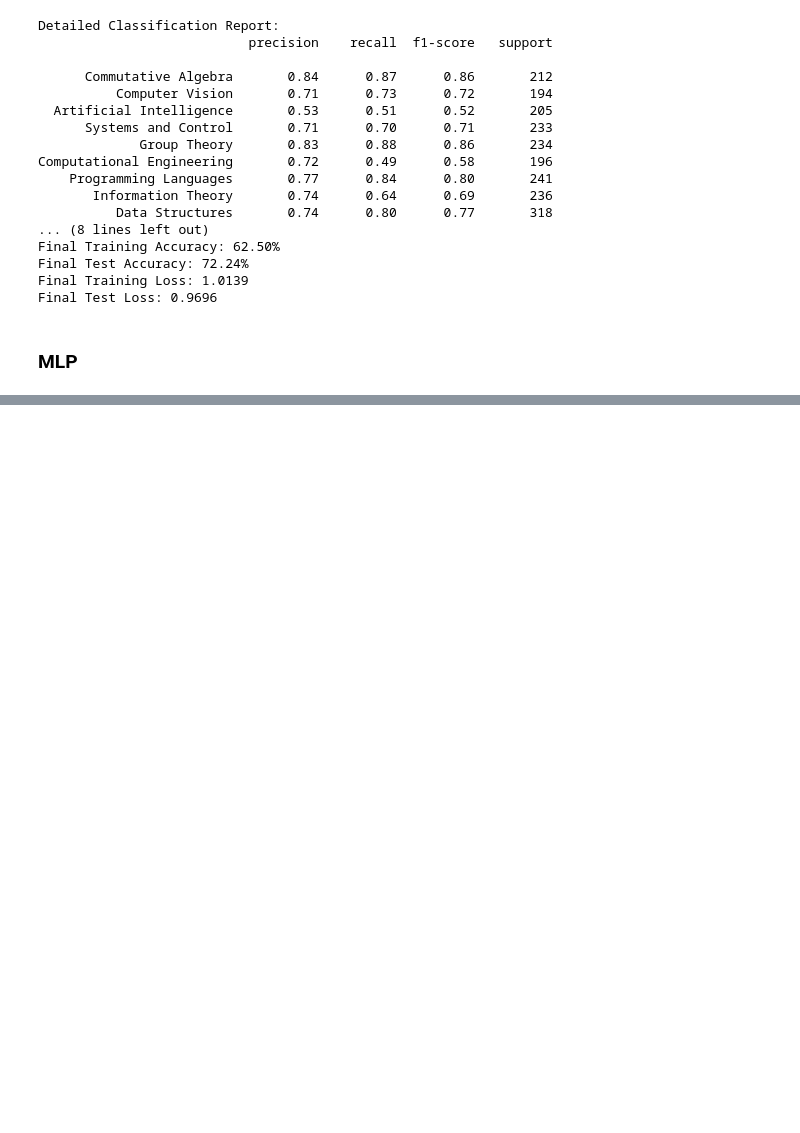
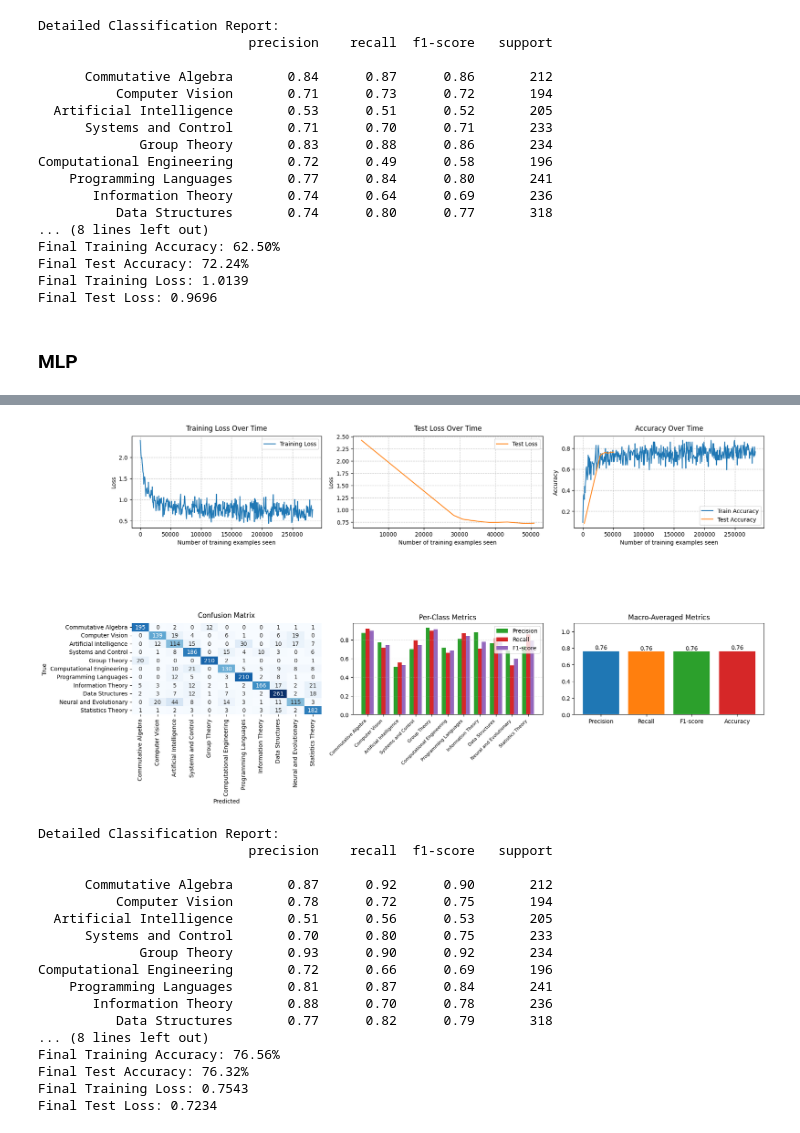
Before and after one commit to JonasLeeb/MLFPA_project, a Jupyter notebook: project.ipynb, the cells around one changed output, grey strips where cells are left out. Drawn from its saved outputs; the diff is of its cells as text; code cells hidden in the pictures; blank space fills up the shorter version.

```diff
--- a/project.ipynb
+++ b/project.ipynb
@@ -998,0 +1136,12 @@ Final Test Loss: 0.7735
+# %%
+network_BERT_NN = NN(768)
+results_BERT_NN = train(
+    network_BERT_NN,
+    epochs=10,
+    data_train= bert_embeddings_train,
+    data_test= bert_embeddings_test,
+    labels_train= one_hot_labels_train,
+    labels_test= one_hot_labels_test,
+    log_interval=10,
+    lr=0.001
+)
@@ -998,0 +1166,21 @@ Final Test Loss: 0.7735
+# %%
+plot_results(results_BERT_NN, class_names=list(arxiv_subjects.values()))
+# %% [output]
+[figure, added]
+Detailed Classification Report:
+                           precision    recall  f1-score   support
+
+      Commutative Algebra       0.87      0.92      0.90       212
+          Computer Vision       0.78      0.72      0.75       194
+  Artificial Intelligence       0.51      0.56      0.53       205
+      Systems and Control       0.70      0.80      0.75       233
+             Group Theory       0.93      0.90      0.92       234
+Computational Engineering       0.72      0.66      0.69       196
+    Programming Languages       0.81      0.87      0.84       241
+       Information Theory       0.88      0.70      0.78       236
+          Data Structures       0.77      0.82      0.79       318
+... (8 lines left out)
+Final Training Accuracy: 76.56%
+Final Test Accuracy: 76.32%
+Final Training Loss: 0.7543
+Final Test Loss: 0.7234
```
Also changed, not shown: parts of 17 cells of this notebook.
